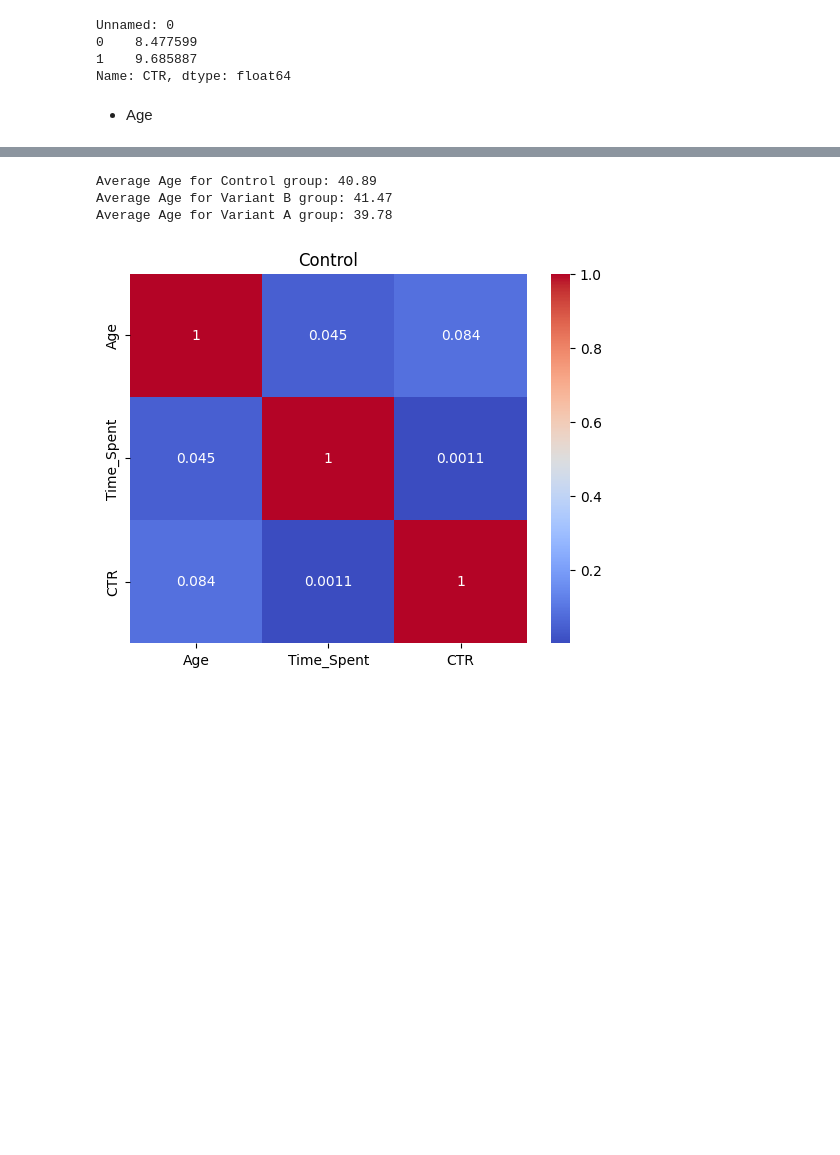
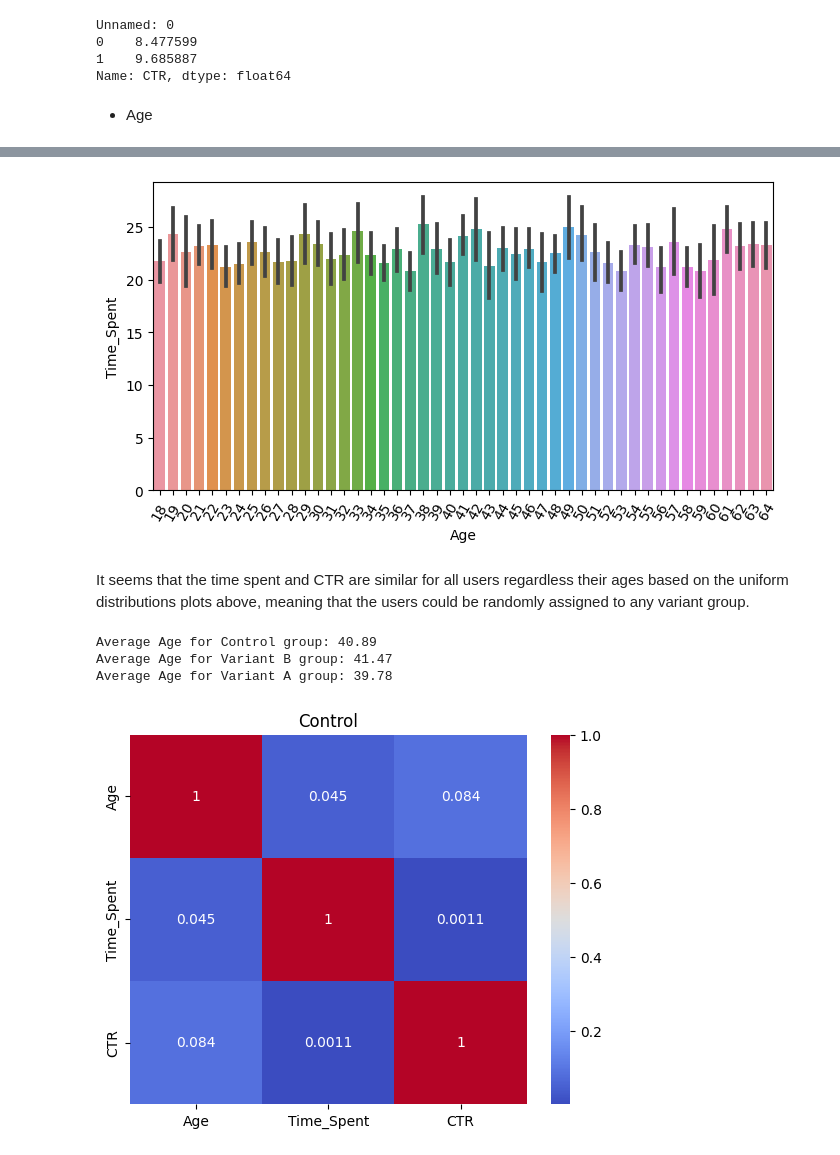
Before and after one commit to hiu04/Data-Science, a Jupyter notebook: A2_DataScience.ipynb, the cells around one changed output, grey strips where cells are left out. Saved outputs shown, nothing was run; the diff lists cells and outputs as text; code cells hidden in the pictures; blank space fills up the shorter version.

```diff
--- a/A2_DataScience.ipynb
+++ b/A2_DataScience.ipynb
@@ -136 +119,10 @@ Name: CTR, dtype: float64
+# %%
+# Age vs. Time Spent
+plt.figure(figsize=(8,4))
+sns.barplot(x = 'Age', y = 'Time_Spent', data = df)
+plt.tick_params(axis='x', rotation=60)
+# %% [output]
+[figure, added]
+# %% [markdown]
+It seems that the time spent and CTR are similar for all users regardless their ages based on the uniform distributions plots above, meaning that the users could be randomly assigned to any variant group.
 # %%
```
Also changed, not shown: parts of 43 cells of this notebook.
